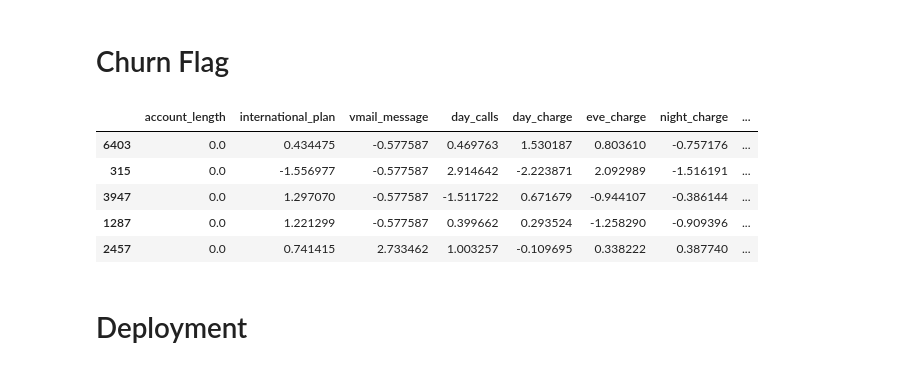
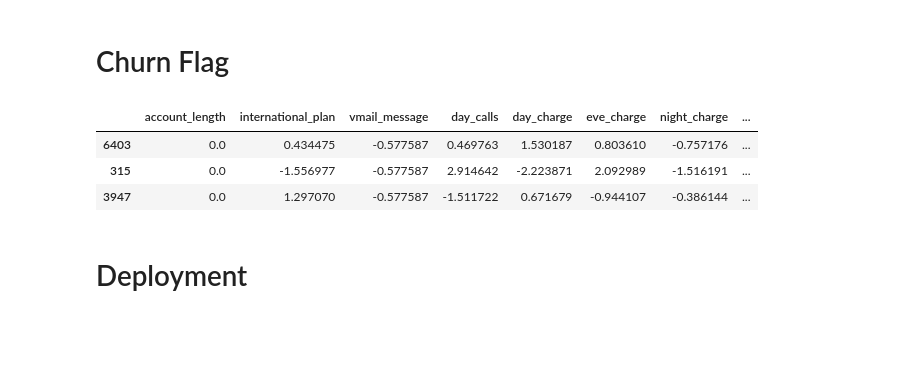
Before and after one commit to mdushetwar/Customer_Churn, a Jupyter notebook: PRCL-0017-Customer_Churn.ipynb, the cells around one changed output. Drawn from its saved outputs; the diff is of its cells as text; code cells hidden in the pictures; blank space fills up the shorter version.

```diff
--- a/PRCL-0017-Customer_Churn.ipynb
+++ b/PRCL-0017-Customer_Churn.ipynb
@@ -74,2 +134,0 @@ pd.set_option("display.max_columns", None)
-# %%
-df=pd.read_csv('customer_churn')
@@ -85,3 +135,4 @@ df.head()
 # %%
-df.drop('Unnamed: 0', axis=1, inplace=True)
+#df=pd.read_csv('customer_churn')
+#df.drop('Unnamed: 0', axis=1, inplace=True)
 # %%
@@ -176 +214,34 @@ def remove_space(x):
+# %%
+def modify_churn(x):
+
+    """
+    Modifies the churn value to a binary representation.
+
+    Args:
+        x (str): The churn value.
+
+    Returns:
+        int: The modified churn value, represented as 1 if ' True.' and 0 otherwise.
+    """
+
+    if x==' True.':
+        return 1
+    else:
+        return 0
+# %%
+def remove_space(x):
+
+    """
+    Removes leading and trailing spaces from a string.
+
+    Args:
+        x (str): The input string.
+
+    Returns:
+        str: The input string with leading and trailing spaces removed.
+    """
+
+    new_x=x.strip()
+
+    return new_x
 # %%
@@ -915,13 +940,11 @@ X_test_with_scores['Churned'] = y_test_new
 X_test_with_scores['prediction'] = y_pred_new_xgb
 X_test_with_scores['FLAG'] = X_test_with_scores['prediction'].apply(lambda x: 'YES' if x == 1 else 'NO')
 # %%
-X_test_with_scores.head()
+X_test_with_scores.head(3)
 # %% [output]
 |  | account_length | international_plan | vmail_message | day_calls | day_charge | eve_charge | night_charge | ... |
 | 6403 | 0.0 | 0.434475 | -0.577587 | 0.469763 | 1.530187 | 0.803610 | -0.757176 | ... |
 | 315 | 0.0 | -1.556977 | -0.577587 | 2.914642 | -2.223871 | 2.092989 | -1.516191 | ... |
 | 3947 | 0.0 | 1.297070 | -0.577587 | -1.511722 | 0.671679 | -0.944107 | -0.386144 | ... |
-| 1287 | 0.0 | 1.221299 | -0.577587 | 0.399662 | 0.293524 | -1.258290 | -0.909396 | ... |
-| 2457 | 0.0 | 0.741415 | 2.733462 | 1.003257 | -0.109695 | 0.338222 | 0.387740 | ... |
 # %% [markdown]
 # Deployment
```
Also changed, not shown: parts of 46 cells of this notebook.
